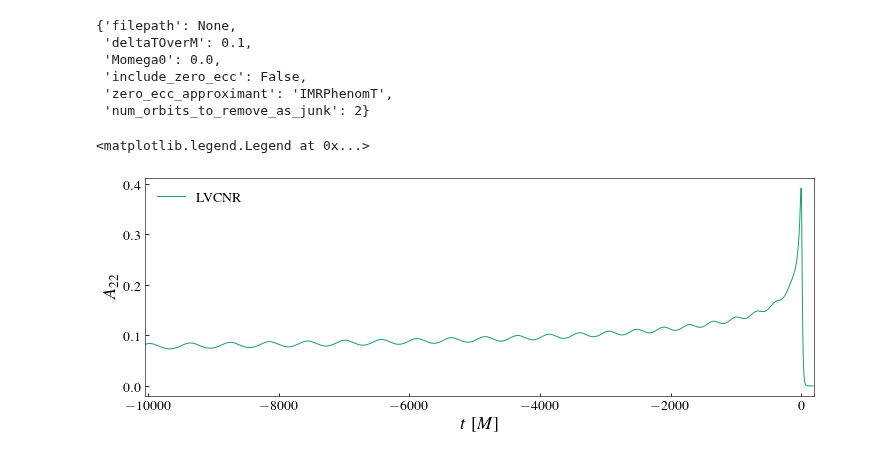
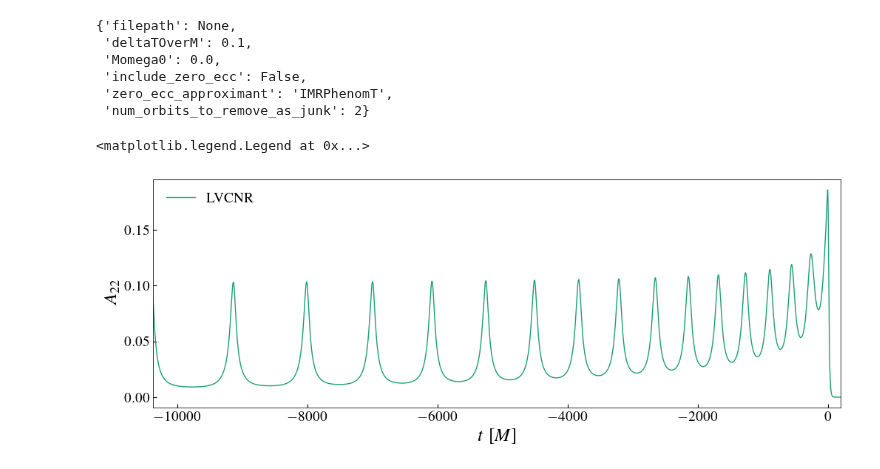
Before and after one commit to vijayvarma392/gw_eccentricity, a Jupyter notebook: examples/load_waveform_demo.ipynb, the cells around one changed output. Saved outputs shown, nothing was run; the diff lists cells and outputs as text; code cells hidden in the pictures.

Commit message:
set path to data dir

```diff
--- a/examples/load_waveform_demo.ipynb
+++ b/examples/load_waveform_demo.ipynb
@@ -162,16 +162,15 @@ get_load_waveform_defaults(origin)
  'num_orbits_to_remove_as_junk': 2}
 # %%
 # Load nr data from LVCNR format file using only filepath and using defaults for other args
-filepath = "/home1/md.shaikh/Eccentricity/data/ecc_waveforms/Non-Precessing/SXS/BBH_SHK_q1_0_0_e01_D20_Res3.h5"
-kwargs = {"filepath": filepath}
+kwargs = {"filepath": "data/BBH_SHK_q6_e095_D65_Res3.h5"}
 dataDict = load_waveform(origin=origin, **kwargs)
 
 fig, ax = plt.subplots(figsize=(12, 4))
 ax.plot(dataDict["t"], np.abs(dataDict["hlm"][(2, 2)]), label=origin)
 ax.set_xlim(dataDict["t"][0], 200)
 ax.set_xlabel(labelsDict["t_dimless"])
 ax.set_ylabel(labelsDict["amp22"])
 ax.legend(loc="upper left")
 # %% [output]
 <matplotlib.legend.Legend at 0x...>
-[figure, old version]
+[figure, new version]
```
Also changed, not shown: parts of 2 cells of this notebook.
